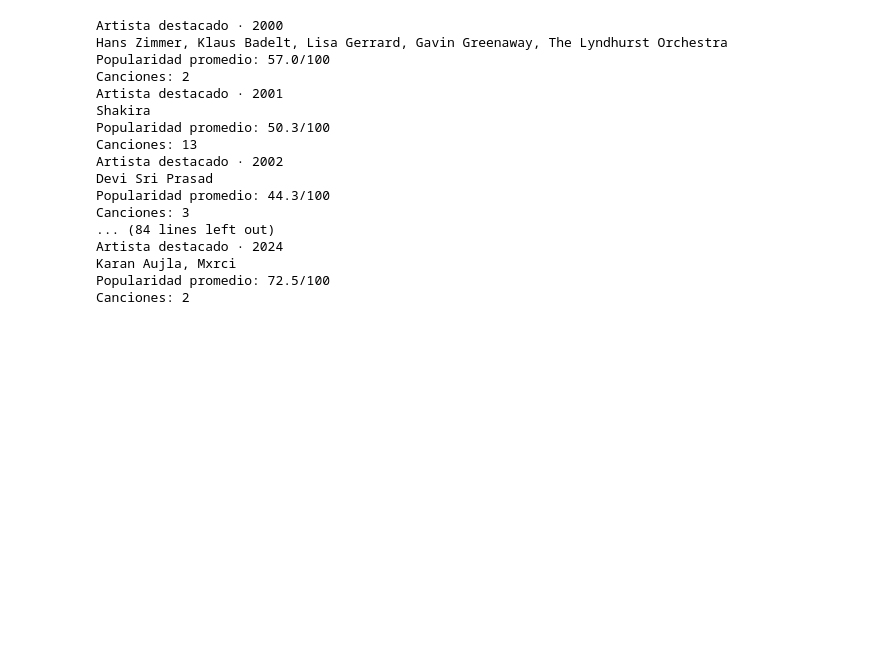
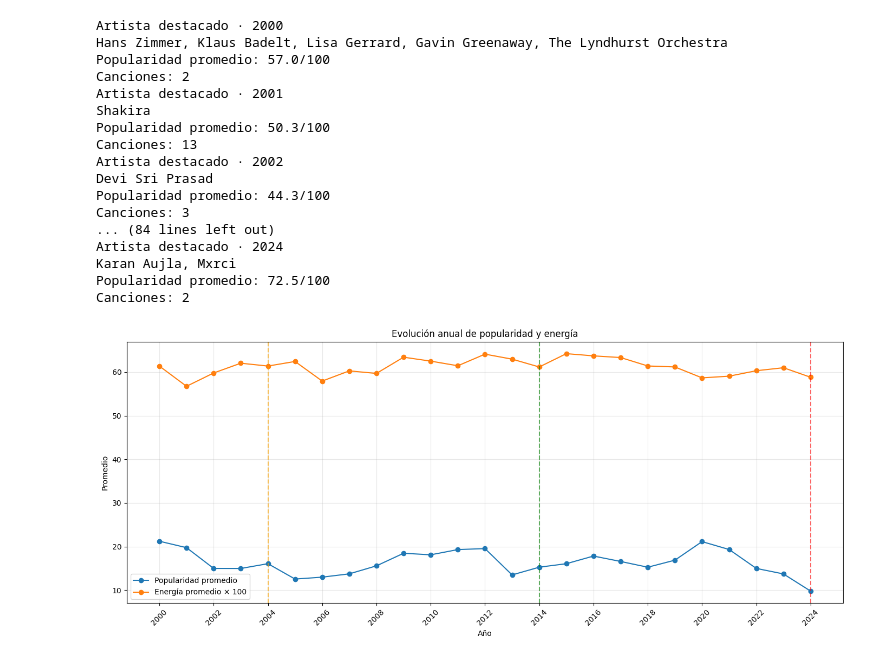
Before and after one commit to Manu26519/Final-Prog, a Jupyter notebook: ppp.ipynb, the cells around one changed output. Cells and saved outputs as stored; diff of their text form; code cells hidden in the pictures; blank space fills up the shorter version.

```diff
--- a/ppp.ipynb
+++ b/ppp.ipynb
@@ -616,3 +629,45 @@ Artista destacado · 2024
 Karan Aujla, Mxrci
 Popularidad promedio: 72.5/100
 Canciones: 2
+# %%
+if "energy" in promedios_anuales.columns:
+    plt.figure(figsize=(14, 6))
+
+    plt.plot(
+        promedios_anuales.index,
+        promedios_anuales["popularity"],
+        marker="o",
+        label="Popularidad promedio"
+    )
+
+    plt.plot(
+        promedios_anuales.index,
+        promedios_anuales["energy"] * 100,
+        marker="o",
+        label="Energía promedio × 100"
+    )
+
+    for anio, color in [
+        (2004, "orange"),
+        (2014, "green"),
+        (2024, "red")
+    ]:
+        plt.axvline(
+            anio,
+            linestyle="--",
+            color=color,
+            alpha=0.6
+        )
+
+    plt.title("Evolución anual de popularidad y energía")
+    plt.xlabel("Año")
+    plt.ylabel("Promedio")
+    plt.xticks(range(2000, 2025, 2), rotation=45)
+    plt.grid(True, alpha=0.3)
+    plt.legend()
+    plt.tight_layout()
+    plt.show()
+else:
+    print("No está disponible la columna energy.")
+# %% [output]
+[figure, added]
```
Also changed, not shown: parts of 1 cell of this notebook.
